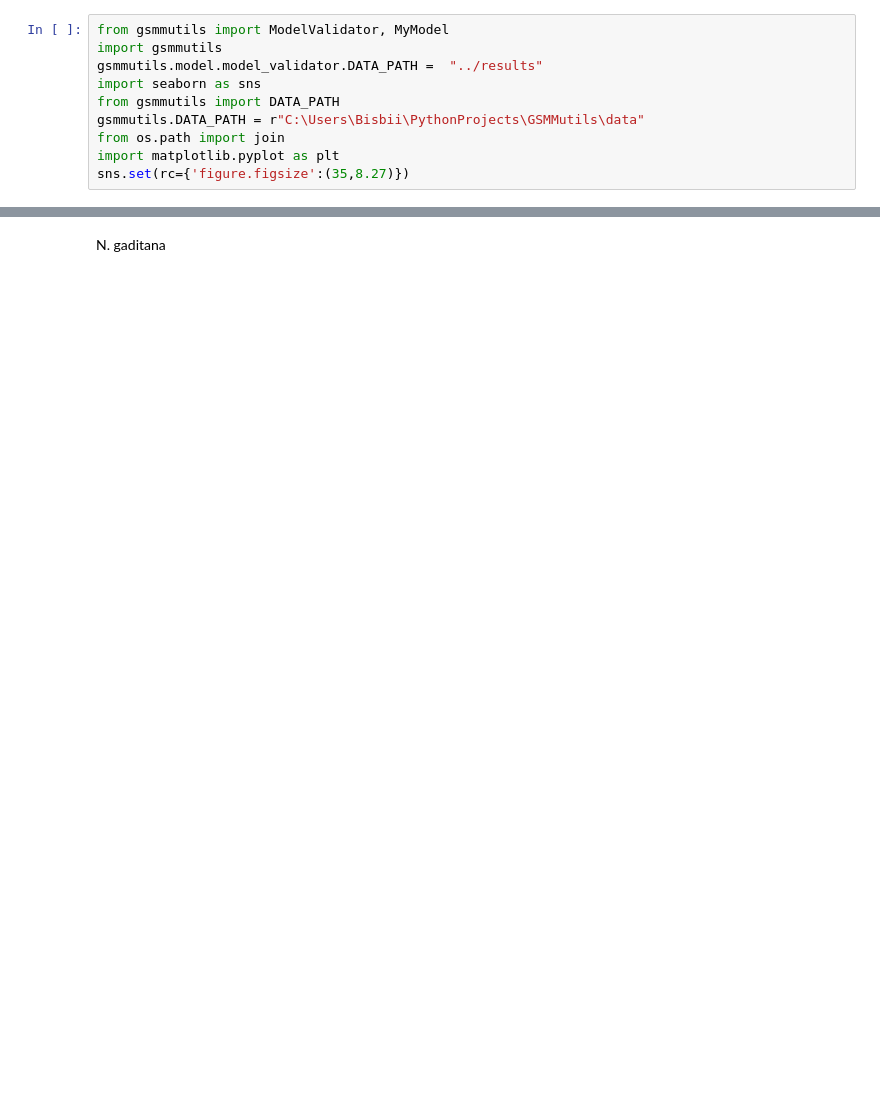
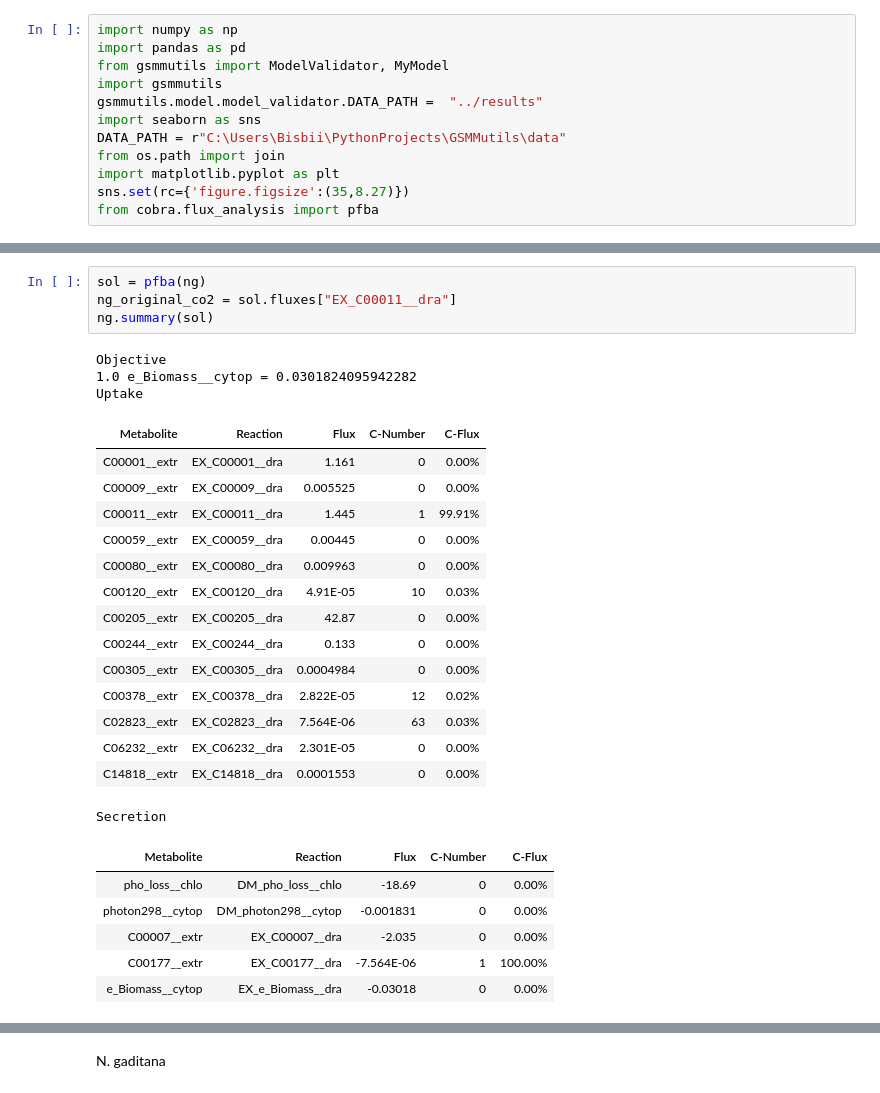
Before and after one commit to ecunha1996/model_analysis, a Jupyter notebook: code/basic_simulations.ipynb, the cells around one changed output, grey strips where cells are left out. Saved outputs shown, nothing was run; the diff lists cells and outputs as text; blank space fills up the shorter version.

```diff
--- a/code/basic_simulations.ipynb
+++ b/code/basic_simulations.ipynb
@@ -1,11 +1,13 @@
 # %%
+import numpy as np
+import pandas as pd
 from gsmmutils import ModelValidator, MyModel
 import gsmmutils
 gsmmutils.model.model_validator.DATA_PATH =  "../results"
 import seaborn as sns
-from gsmmutils import DATA_PATH
-gsmmutils.DATA_PATH = r"C:\Users\Bisbii\PythonProjects\GSMMutils\data"
+DATA_PATH = r"C:\Users\Bisbii\PythonProjects\GSMMutils\data"
 from os.path import join
 import matplotlib.pyplot as plt
 sns.set(rc={'figure.figsize':(35,8.27)})
+from cobra.flux_analysis import pfba
 # %%
@@ -38,0 +69,29 @@ Model loaded
+# %%
+sol = pfba(ng)
+ng_original_co2 = sol.fluxes["EX_C00011__dra"]
+ng.summary(sol)
+# %% [output]
+Objective
+1.0 e_Biomass__cytop = 0.0301824095942282
+Uptake
+| Metabolite | Reaction | Flux | C-Number | C-Flux |
+| C00001__extr | EX_C00001__dra | 1.161 | 0 | 0.00% |
+| C00009__extr | EX_C00009__dra | 0.005525 | 0 | 0.00% |
+| C00011__extr | EX_C00011__dra | 1.445 | 1 | 99.91% |
+| C00059__extr | EX_C00059__dra | 0.00445 | 0 | 0.00% |
+| C00080__extr | EX_C00080__dra | 0.009963 | 0 | 0.00% |
+| C00120__extr | EX_C00120__dra | 4.91E-05 | 10 | 0.03% |
+| C00205__extr | EX_C00205__dra | 42.87 | 0 | 0.00% |
+| C00244__extr | EX_C00244__dra | 0.133 | 0 | 0.00% |
+| C00305__extr | EX_C00305__dra | 0.0004984 | 0 | 0.00% |
+| C00378__extr | EX_C00378__dra | 2.822E-05 | 12 | 0.02% |
+| C02823__extr | EX_C02823__dra | 7.564E-06 | 63 | 0.03% |
+| C06232__extr | EX_C06232__dra | 2.301E-05 | 0 | 0.00% |
+| C14818__extr | EX_C14818__dra | 0.0001553 | 0 | 0.00% |
+Secretion
+| Metabolite | Reaction | Flux | C-Number | C-Flux |
+| pho_loss__chlo | DM_pho_loss__chlo | -18.69 | 0 | 0.00% |
+| photon298__cytop | DM_photon298__cytop | -0.001831 | 0 | 0.00% |
+| C00007__extr | EX_C00007__dra | -2.035 | 0 | 0.00% |
+| C00177__extr | EX_C00177__dra | -7.564E-06 | 1 | 100.00% |
+| e_Biomass__cytop | EX_e_Biomass__dra | -0.03018 | 0 | 0.00% |
```
Also changed, not shown: parts of 11 cells of this notebook, 31 other files.
